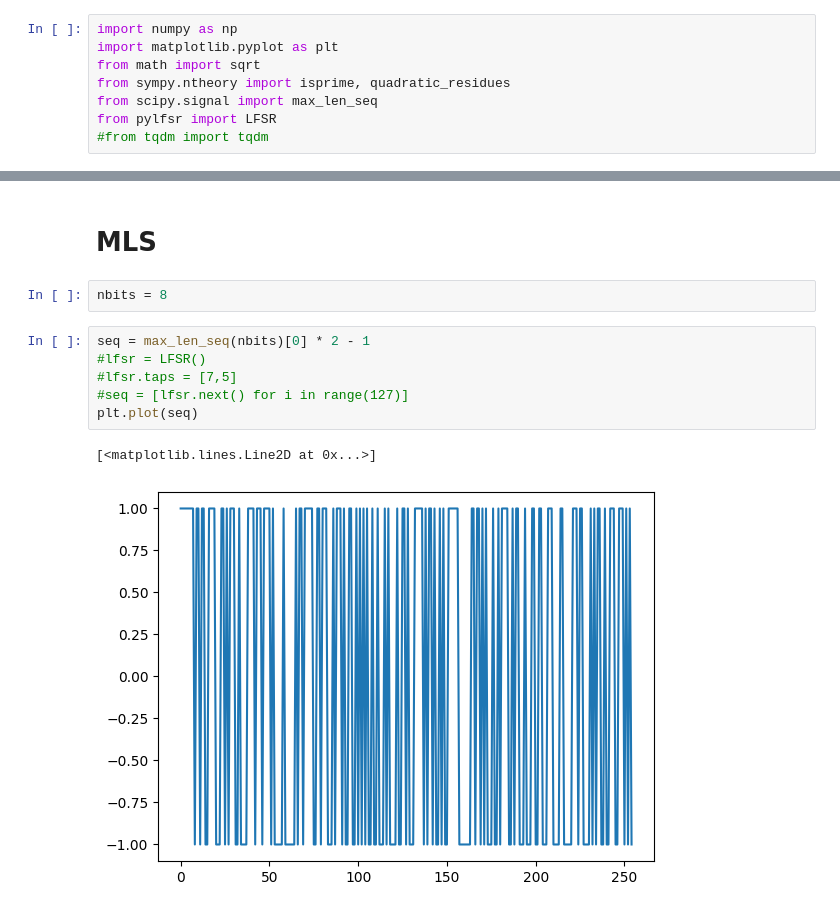
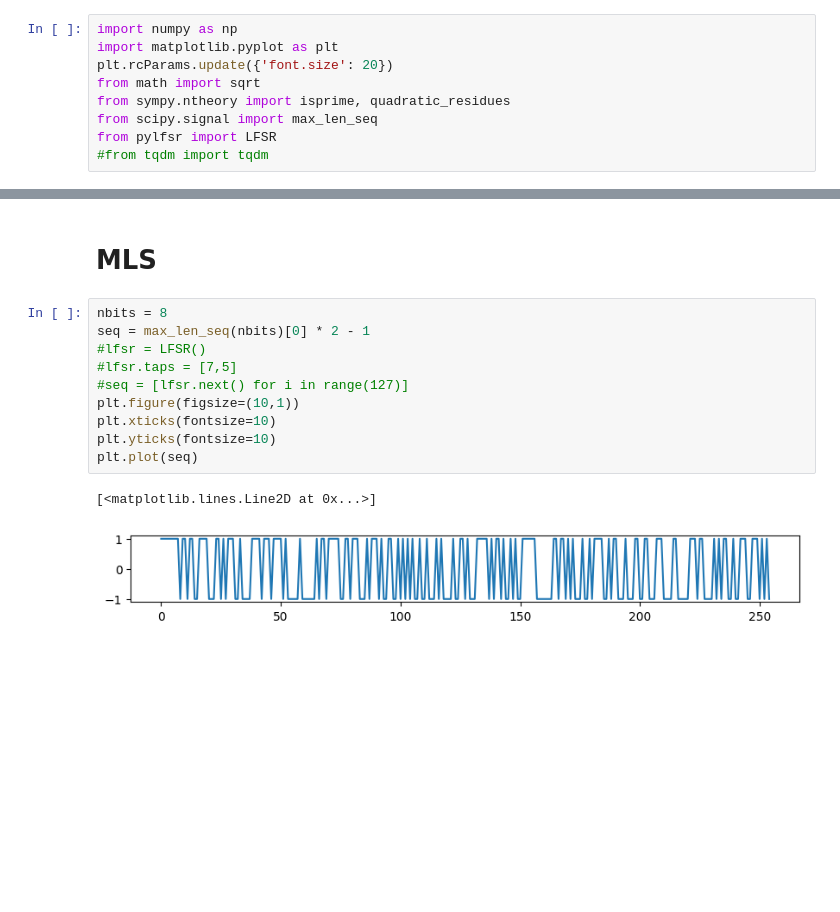
Before and after one commit to LCAV/LenslessPiCam, a Jupyter notebook: masks/FlatCam/flatcam-test.ipynb, the cells around one changed output, grey strips where cells are left out. Saved outputs shown, nothing was run; the diff lists cells and outputs as text; blank space fills up the shorter version.

```diff
--- a/masks/FlatCam/flatcam-test.ipynb
+++ b/masks/FlatCam/flatcam-test.ipynb
@@ -1,6 +1,7 @@
 # %%
 import numpy as np
 import matplotlib.pyplot as plt
+plt.rcParams.update({'font.size': 20})
 from math import sqrt
 from sympy.ntheory import isprime, quadratic_residues
 from scipy.signal import max_len_seq
@@ -72,16 +66,18 @@ plt.savefig(f'MURA/MURA_{l}.png', bbox_inches='tight')
 # %% [markdown]
 # MLS
-# %%
-nbits = 8
 # %%
+nbits = 8
 seq = max_len_seq(nbits)[0] * 2 - 1
 #lfsr = LFSR()
 #lfsr.taps = [7,5]
 #seq = [lfsr.next() for i in range(127)]
+plt.figure(figsize=(10,1))
+plt.xticks(fontsize=10)
+plt.yticks(fontsize=10)
 plt.plot(seq)
 # %% [output]
 [<matplotlib.lines.Line2D at 0x...>]
-[figure, old version]
+[figure, new version]
 # %%
 # repeat and outer product for the mask
 h_r = np.r_[seq, seq]
```
Also changed, not shown: parts of 4 cells of this notebook, 18 other files.
